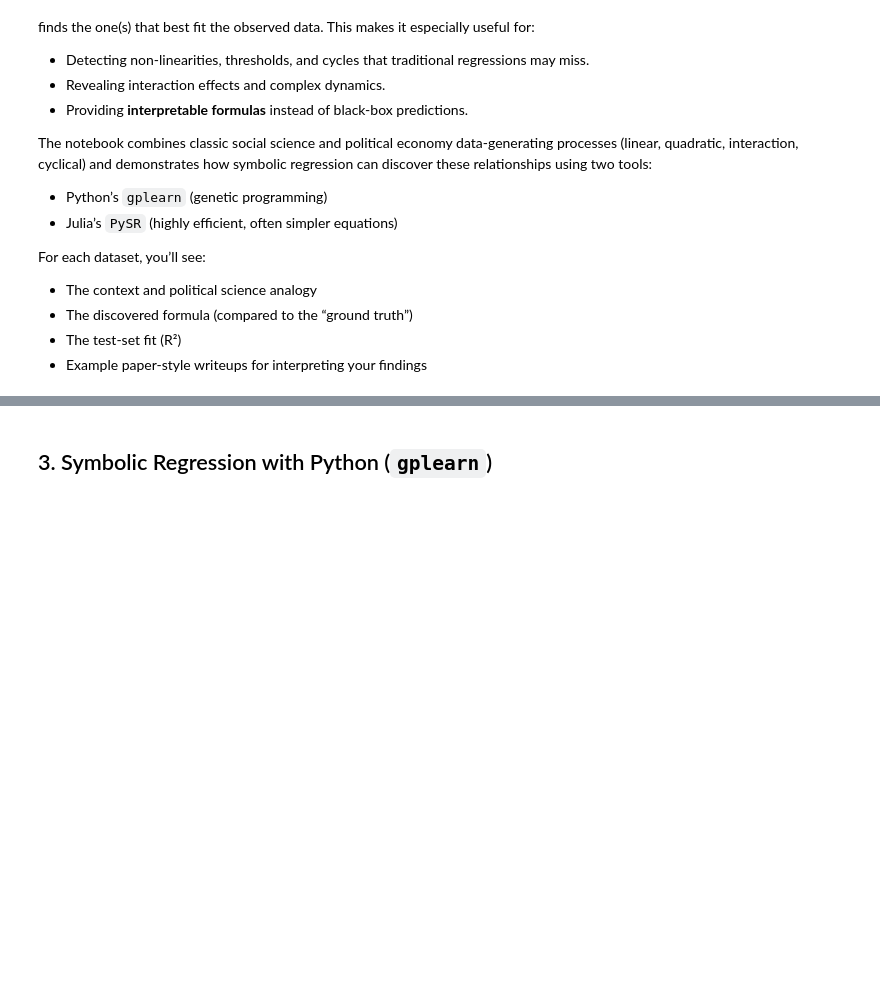
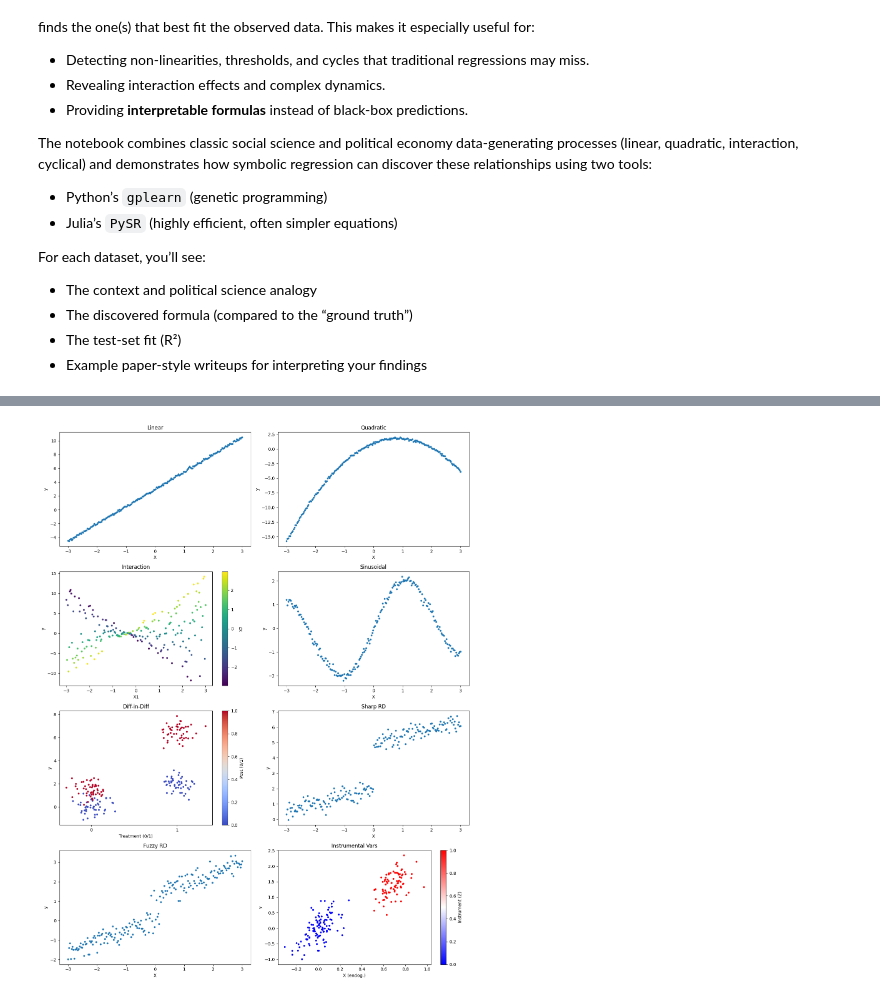
Before and after one commit to DanBaissa/symbolic_regression_polisci, a Jupyter notebook: Symbolic_Regression_Political_Science_Edition.ipynb, the cells around one changed output, grey strips where cells are left out. Cells and saved outputs as stored; diff of their text form; code cells hidden in the pictures; blank space fills up the shorter version.

```diff
--- a/Symbolic_Regression_Political_Science_Edition.ipynb
+++ b/Symbolic_Regression_Political_Science_Edition.ipynb
@@ -139,5 +287,41 @@ datasets = [
     ("Fuzzy RD", X_fuzzy, y_fuzzy_rd, None),
     ("Instrumental Vars", X_iv_stack, y_iv, None)
 ]
-# %% [markdown]
-## 3. Symbolic Regression with Python (`gplearn`)
+# %%
+# Plot
+fig, axes = plt.subplots(4, 2, figsize=(14, 18))
+axes = axes.ravel()
+
+for i, (name, X_data, y_data, extra) in enumerate(datasets):
+    ax = axes[i]
+    # Choose the appropriate x-axis
+    if name == "Interaction":
+        # Plot as a scatter of X1 vs y, colored by X2
+        sc = ax.scatter(X_data[:, 0], y_data, c=X_data[:, 1], cmap='viridis', s=10)
+        ax.set_xlabel("X1")
+        ax.set_ylabel("y")
+        plt.colorbar(sc, ax=ax, label="X2")
+    elif name == "Diff-in-Diff":
+        # Show treatment=0 vs treatment=1
+        ax.scatter(X_data[:, 0] + 0.1 * np.random.randn(len(X_data)), y_data,
+                   c=X_data[:, 1], cmap='coolwarm', s=10)
+        ax.set_xlabel("Treatment (0/1)")
+        ax.set_ylabel("y")
+        ax.set_xticks([0, 1])
+        plt.colorbar(ax.collections[0], ax=ax, label="Post (0/1)")
+    elif name == "Instrumental Vars":
+        # Scatterplot: X_iv vs y, colored by Z
+        sc = ax.scatter(X_data[:, 0], y_data, c=X_data[:, 1], cmap='bwr', s=10)
+        ax.set_xlabel("X (endog.)")
+        ax.set_ylabel("y")
+        plt.colorbar(sc, ax=ax, label="Instrument (Z)")
+    else:
+        ax.scatter(X_data.ravel(), y_data, s=10)
+        ax.set_xlabel("X")
+        ax.set_ylabel("y")
+    ax.set_title(name)
+
+plt.tight_layout()
+plt.show()
+# %% [output]
+[figure, added]
```
Also changed, not shown: parts of 29 cells of this notebook.
